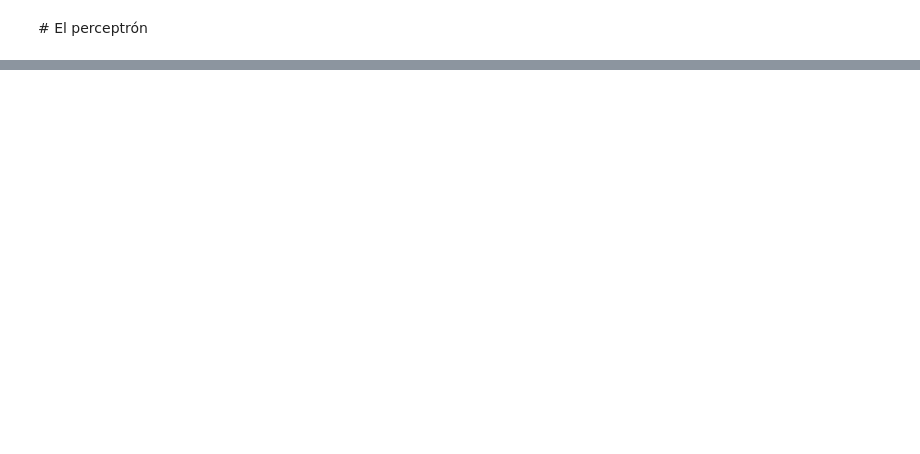
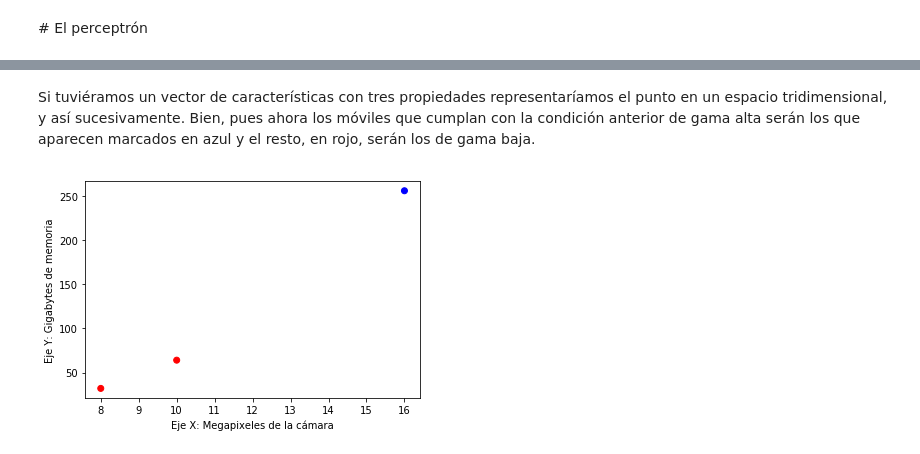
Before and after one commit to cayetanoguerra/cayetanoguerra.github.io, a Jupyter notebook: ia/nbpy/learning-perceptron.ipynb, the cells around one changed output, grey strips where cells are left out. Drawn from its saved outputs; the diff is of its cells as text; code cells hidden in the pictures; blank space fills up the shorter version.

```diff
--- a/ia/nbpy/learning-perceptron.ipynb
+++ b/ia/nbpy/learning-perceptron.ipynb
@@ -112,0 +46,24 @@ $$
+# %% [markdown]
+Si tuviéramos un vector de características con tres propiedades representaríamos el punto en un espacio tridimensional, y así sucesivamente. Bien, pues ahora los móviles que cumplan con la condición anterior de gama alta serán los que aparecen marcados en azul y el resto, en rojo, serán los de gama baja.
+# %%
+import numpy as np
+from matplotlib import pyplot as plt
+
+features = [[10,16,8], # megapixeles de la cámara
+            [64,256,32]] # gigabytes de memoria
+
+classes = []
+for e1, e2 in zip(features[0], features[1]):
+    if e1>15 and e2>128:
+        classes.append('b')
+    else:
+        classes.append('r')
+
+plt.scatter(features[0], features[1], c = classes)
+
+plt.xlabel("Eje X: Megapixeles de la cámara")
+plt.ylabel("Eje Y: Gigabytes de memoria");
+
+plt.show()
+# %% [output]
+[figure, added]
```
Also changed, not shown: parts of 23 cells of this notebook, 12 other files.
